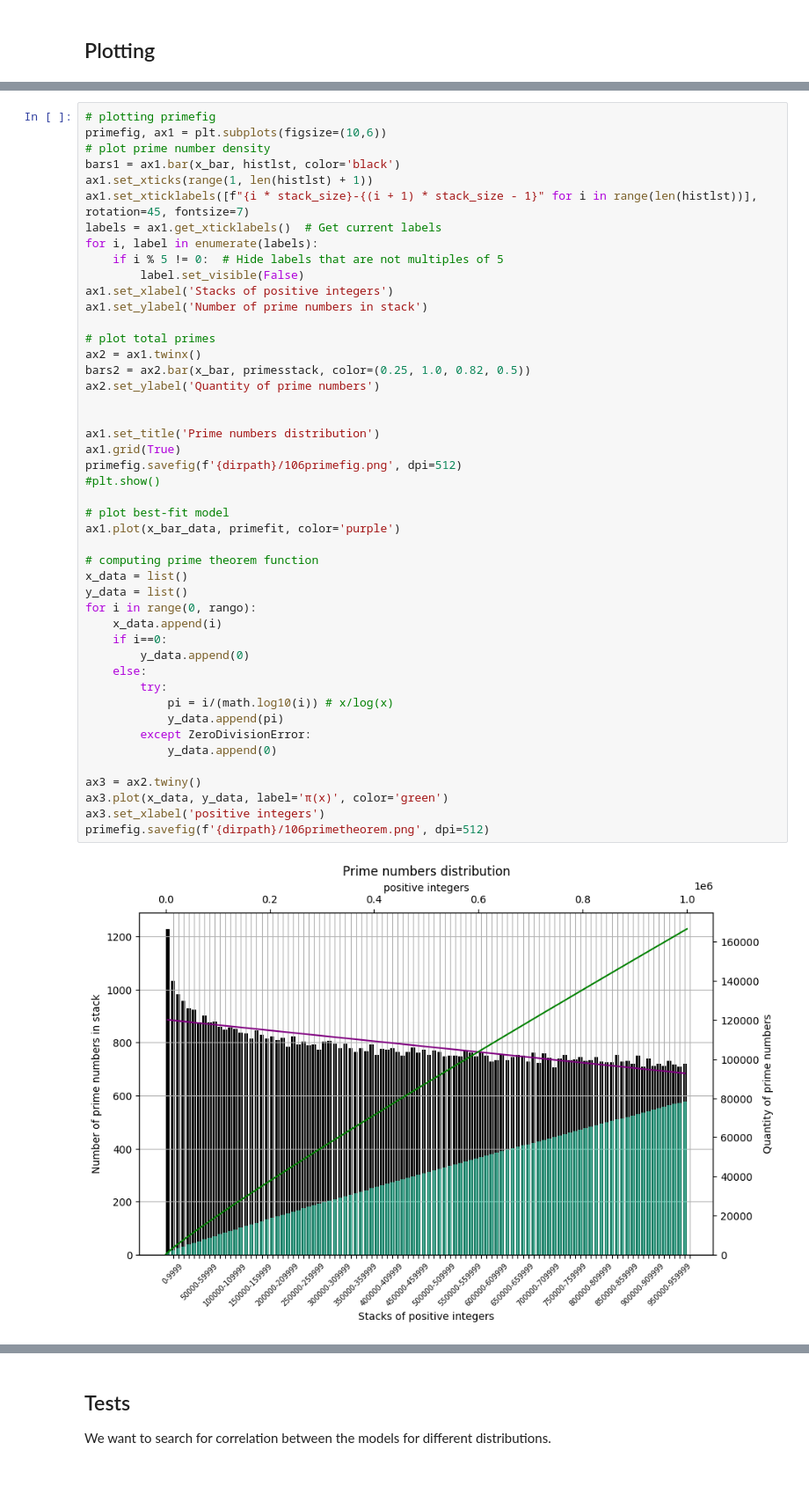
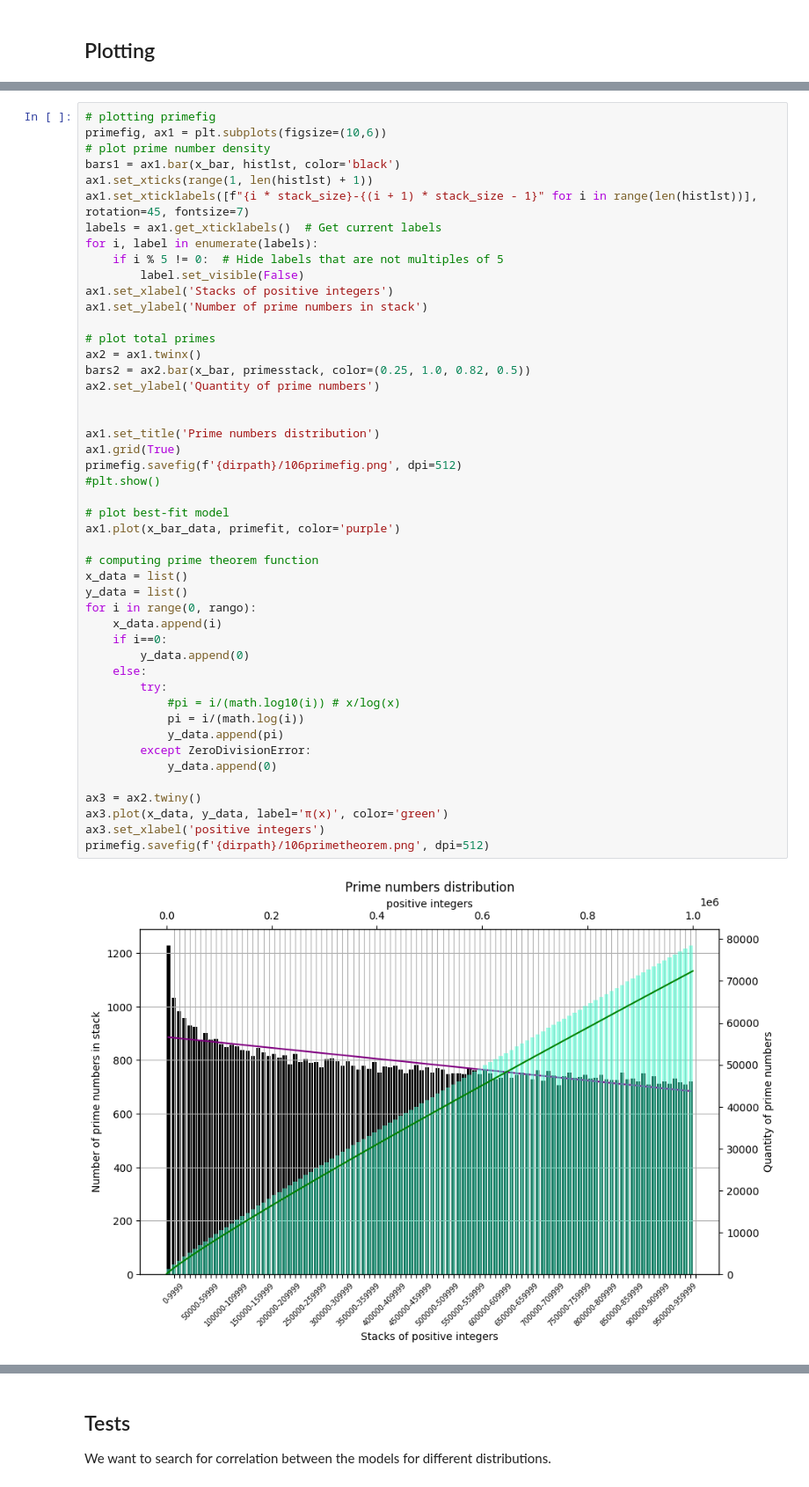
Before and after one commit to joanalnu/distribution_of_multiplication, a Jupyter notebook: main.ipynb, the cells around one changed output, grey strips where cells are left out. Shown at 88% size. Cells and saved outputs as stored; diff of their text form.

```diff
--- a/main.ipynb
+++ b/main.ipynb
@@ -137,32 +138,33 @@ ax2 = ax1.twinx()
 bars2 = ax2.bar(x_bar, primesstack, color=(0.25, 1.0, 0.82, 0.5))
 ax2.set_ylabel('Quantity of prime numbers')
 
 
 ax1.set_title('Prime numbers distribution')
 ax1.grid(True)
 primefig.savefig(f'{dirpath}/106primefig.png', dpi=512)
 #plt.show()
 
 # plot best-fit model
 ax1.plot(x_bar_data, primefit, color='purple')
 
 # computing prime theorem function
 x_data = list()
 y_data = list()
 for i in range(0, rango):
     x_data.append(i)
     if i==0:
         y_data.append(0)
     else:
         try:
-            pi = i/(math.log10(i)) # x/log(x)
+            #pi = i/(math.log10(i)) # x/log(x)
+            pi = i/(math.log(i))
             y_data.append(pi)
         except ZeroDivisionError:
             y_data.append(0)
 
 ax3 = ax2.twiny()
 ax3.plot(x_data, y_data, label='π(x)', color='green')
 ax3.set_xlabel('positive integers')
 primefig.savefig(f'{dirpath}/106primetheorem.png', dpi=512)
 # %% [output]
-[figure, old version]
+[figure, new version]
```
Also changed, not shown: parts of 7 cells of this notebook, 1 other file.
